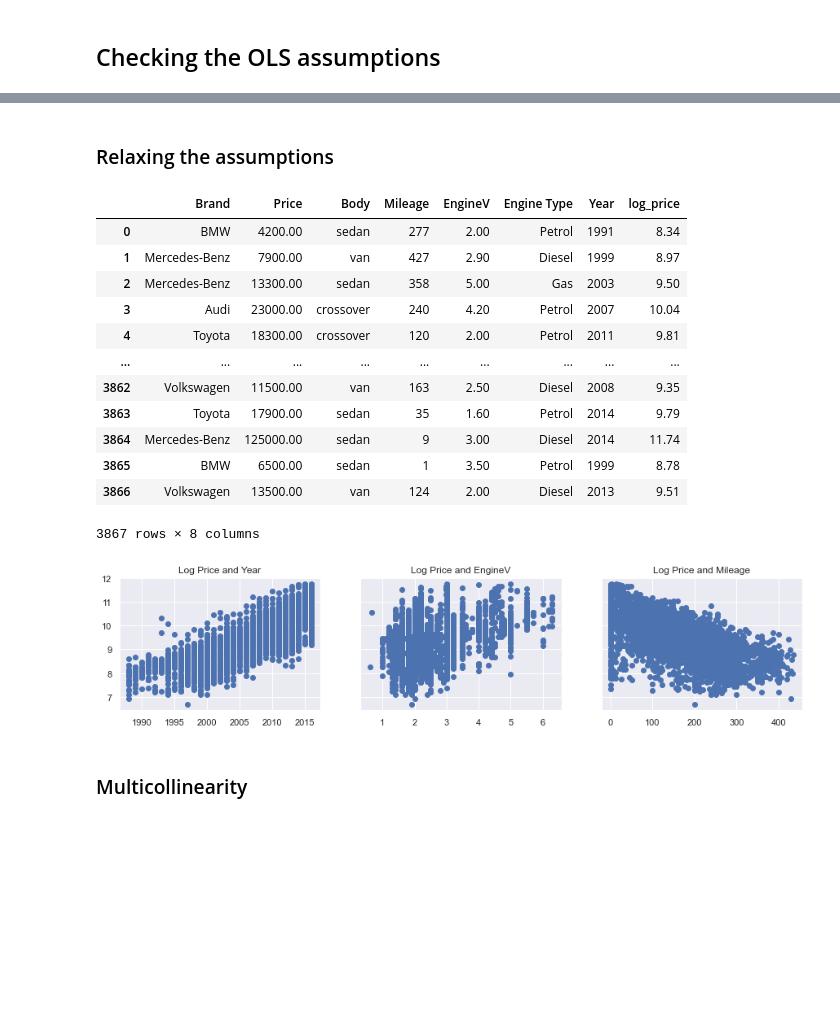
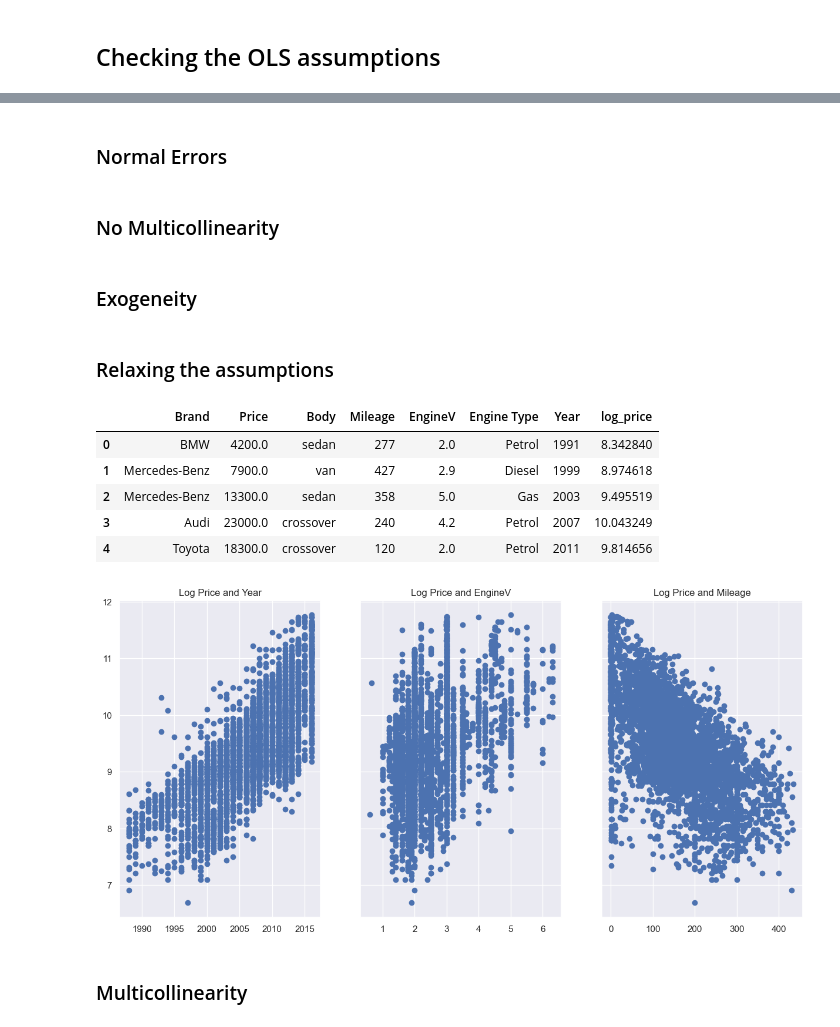
Before and after one commit to aldanajd/Data_Scientist, a Jupyter notebook: Machine Learning/Regression/Cars_price_estimator/Car_price_estimator.ipynb, the cells around one changed output, grey strips where cells are left out. Drawn from its saved outputs; the diff is of its cells as text; code cells hidden in the pictures; blank space fills up the shorter version.

```diff
--- a/Machine Learning/Regression/Cars_price_estimator/Car_price_estimator.ipynb
+++ b/Machine Learning/Regression/Cars_price_estimator/Car_price_estimator.ipynb
@@ -155,4 +127,4 @@ sns.displot(df['Year'])
 # %%
-q = data_3['Year'].quantile(0.01)
-data_4 = data_3[data_3['Year']>q]
+q = df['Year'].quantile(0.01)
+df = df[df['Year']>q]
 # %%
@@ -163,2 +135,2 @@ sns.displot(data_4['Year'])
 # %%
-data_cleaned = data_4.reset_index(drop=True)
+df_processed = df.reset_index(drop=True)
@@ -198,0 +161,4 @@ sns.displot(data_cleaned['Price'])
+# %%
+log_price = np.log(df_processed["Price"])
+df_processed["log_price"] = log_price
+df_processed.head()
@@ -199,34 +229,36 @@ sns.displot(data_cleaned['Price'])
+# %% [markdown]
+### Normal Errors
+# %% [markdown]
+### No Multicollinearity
+# %% [markdown]
+### Exogeneity
 # %% [markdown]
 ### Relaxing the assumptions
 # %%
-log_price = np.log(data_cleaned['Price'])
-data_cleaned['log_price'] = log_price
-data_cleaned
+log_price = np.log(df_processed['Price'])
+df_processed['log_price'] = log_price
+df_processed.head()
 # %% [output]
 |  | Brand | Price | Body | Mileage | EngineV | Engine Type | Year | log_price |
-| 0 | BMW | 4200.00 | sedan | 277 | 2.00 | Petrol | 1991 | 8.34 |
-| 1 | Mercedes-Benz | 7900.00 | van | 427 | 2.90 | Diesel | 1999 | 8.97 |
-| 2 | Mercedes-Benz | 13300.00 | sedan | 358 | 5.00 | Gas | 2003 | 9.50 |
-| 3 | Audi | 23000.00 | crossover | 240 | 4.20 | Petrol | 2007 | 10.04 |
-| 4 | Toyota | 18300.00 | crossover | 120 | 2.00 | Petrol | 2011 | 9.81 |
-| ... | ... | ... | ... | ... | ... | ... | ... | ... |
-| 3862 | Volkswagen | 11500.00 | van | 163 | 2.50 | Diesel | 2008 | 9.35 |
-| 3863 | Toyota | 17900.00 | sedan | 35 | 1.60 | Petrol | 2014 | 9.79 |
-| 3864 | Mercedes-Benz | 125000.00 | sedan | 9 | 3.00 | Diesel | 2014 | 11.74 |
-| 3865 | BMW | 6500.00 | sedan | 1 | 3.50 | Petrol | 1999 | 8.78 |
-| 3866 | Volkswagen | 13500.00 | van | 124 | 2.00 | Diesel | 2013 | 9.51 |
+| 0 | BMW | 4200.0 | sedan | 277 | 2.0 | Petrol | 1991 | 8.342840 |
+| 1 | Mercedes-Benz | 7900.0 | van | 427 | 2.9 | Diesel | 1999 | 8.974618 |
+| 2 | Mercedes-Benz | 13300.0 | sedan | 358 | 5.0 | Gas | 2003 | 9.495519 |
+| 3 | Audi | 23000.0 | crossover | 240 | 4.2 | Petrol | 2007 | 10.043249 |
+| 4 | Toyota | 18300.0 | crossover | 120 | 2.0 | Petrol | 2011 | 9.814656 |
-3867 rows × 8 columns
 # %%
-f, (ax1, ax2, ax3) = plt.subplots(1, 3, sharey=True, figsize =(15,3))
-ax1.scatter(data_cleaned['Year'],data_cleaned['log_price'])
+f, (ax1, ax2, ax3) = plt.subplots(1, 3, sharey=True, figsize =(15,7))
+
+ax1.scatter(df_processed['Year'],df_processed['log_price'])
 ax1.set_title('Log Price and Year')
-ax2.scatter(data_cleaned['EngineV'],data_cleaned['log_price'])
+
+ax2.scatter(df_processed['EngineV'],df_processed['log_price'])
 ax2.set_title('Log Price and EngineV')
-ax3.scatter(data_cleaned['Mileage'],data_cleaned['log_price'])
+
+ax3.scatter(df_processed['Mileage'],df_processed['log_price'])
 ax3.set_title('Log Price and Mileage')
 
 
 plt.show()
 # %% [output]
-[figure, old version]
+[figure, new version]
 # %%
```
Also changed, not shown: parts of 33 cells of this notebook.
